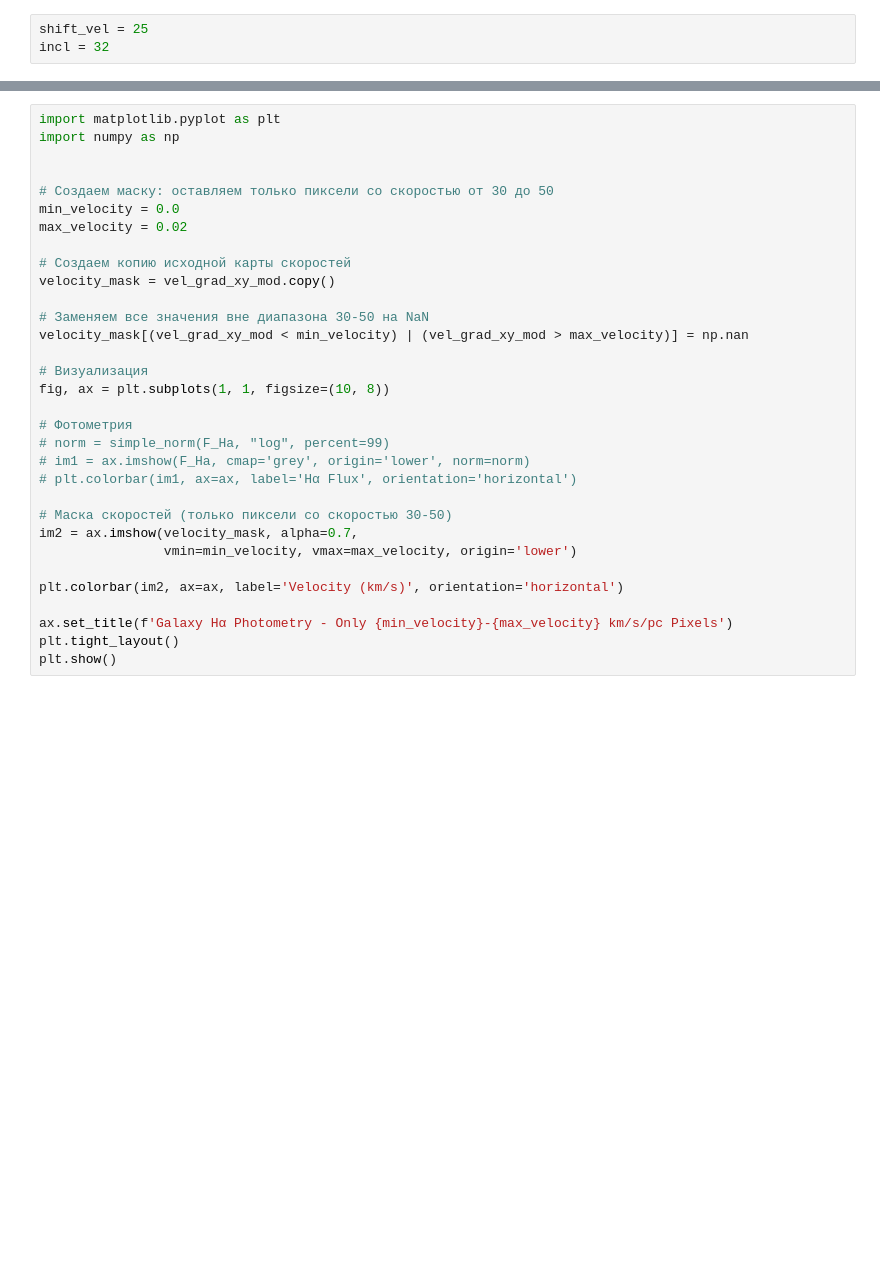
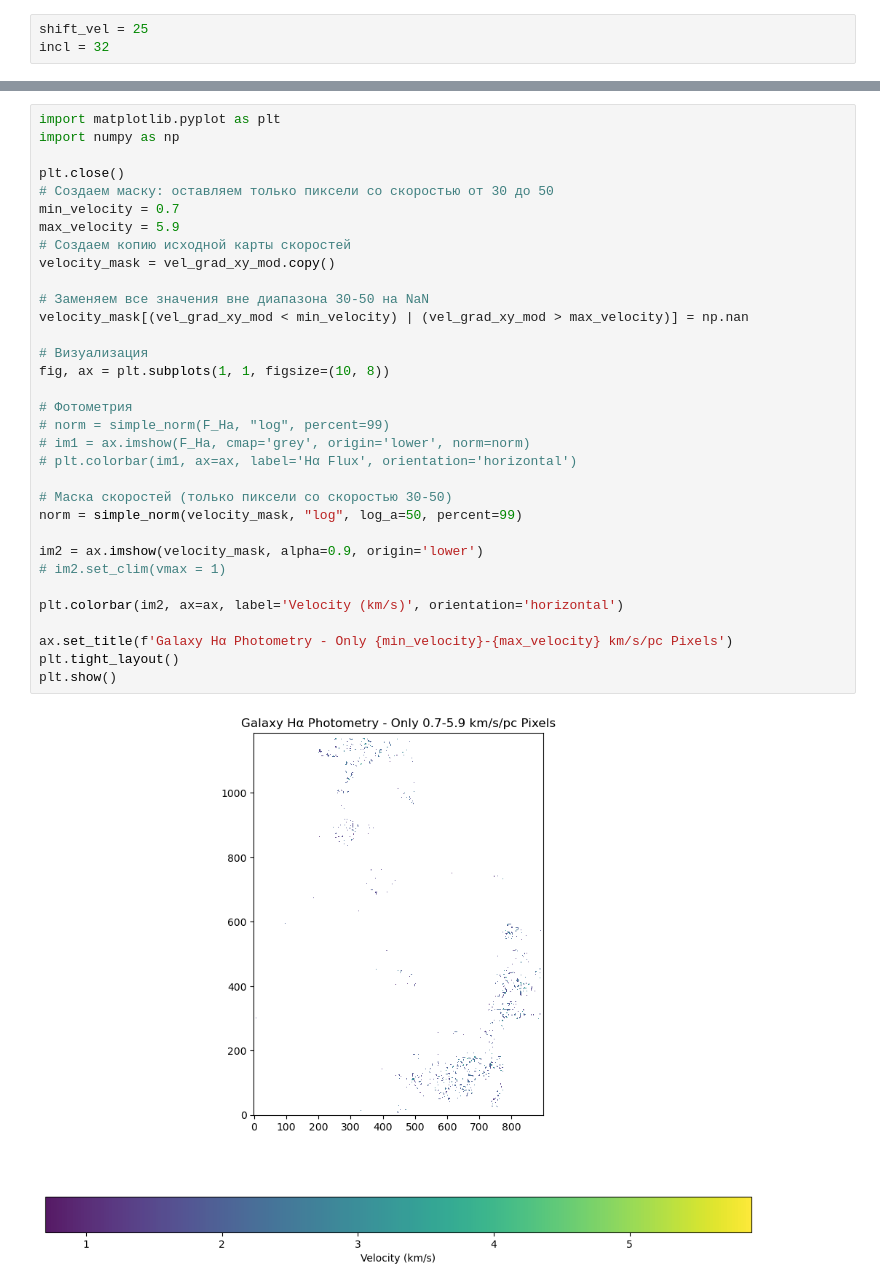
Before and after one commit to Polina-Kochergina/velocity_gradients, a Jupyter notebook: vel_grad2.ipynb, the cells around one changed output, grey strips where cells are left out. Cells and saved outputs as stored; diff of their text form; blank space fills up the shorter version.

```diff
--- a/vel_grad2.ipynb
+++ b/vel_grad2.ipynb
@@ -239,35 +242,38 @@ print(scale)
 # %%
 import matplotlib.pyplot as plt
 import numpy as np
 
-
+plt.close()
 # Создаем маску: оставляем только пиксели со скоростью от 30 до 50
-min_velocity = 0.0
-max_velocity = 0.02
-
+min_velocity = 0.7
+max_velocity = 5.9
 # Создаем копию исходной карты скоростей
 velocity_mask = vel_grad_xy_mod.copy()
 
 # Заменяем все значения вне диапазона 30-50 на NaN
 velocity_mask[(vel_grad_xy_mod < min_velocity) | (vel_grad_xy_mod > max_velocity)] = np.nan
 
 # Визуализация
 fig, ax = plt.subplots(1, 1, figsize=(10, 8))
 
 # Фотометрия
 # norm = simple_norm(F_Ha, "log", percent=99)
 # im1 = ax.imshow(F_Ha, cmap='grey', origin='lower', norm=norm)
 # plt.colorbar(im1, ax=ax, label='Hα Flux', orientation='horizontal')
 
 # Маска скоростей (только пиксели со скоростью 30-50)
-im2 = ax.imshow(velocity_mask, alpha=0.7,
-                vmin=min_velocity, vmax=max_velocity, origin='lower')
+norm = simple_norm(velocity_mask, "log", log_a=50, percent=99)
+
+im2 = ax.imshow(velocity_mask, alpha=0.9, origin='lower')
+# im2.set_clim(vmax = 1)
 
 plt.colorbar(im2, ax=ax, label='Velocity (km/s)', orientation='horizontal')
 
 ax.set_title(f'Galaxy Hα Photometry - Only {min_velocity}-{max_velocity} km/s/pc Pixels')
 plt.tight_layout()
 plt.show()
+# %% [output]
+[figure, added]
 # %%
 import matplotlib.pyplot as plt
 import numpy as np
```
Also changed, not shown: parts of 8 cells of this notebook, 3 other files.
